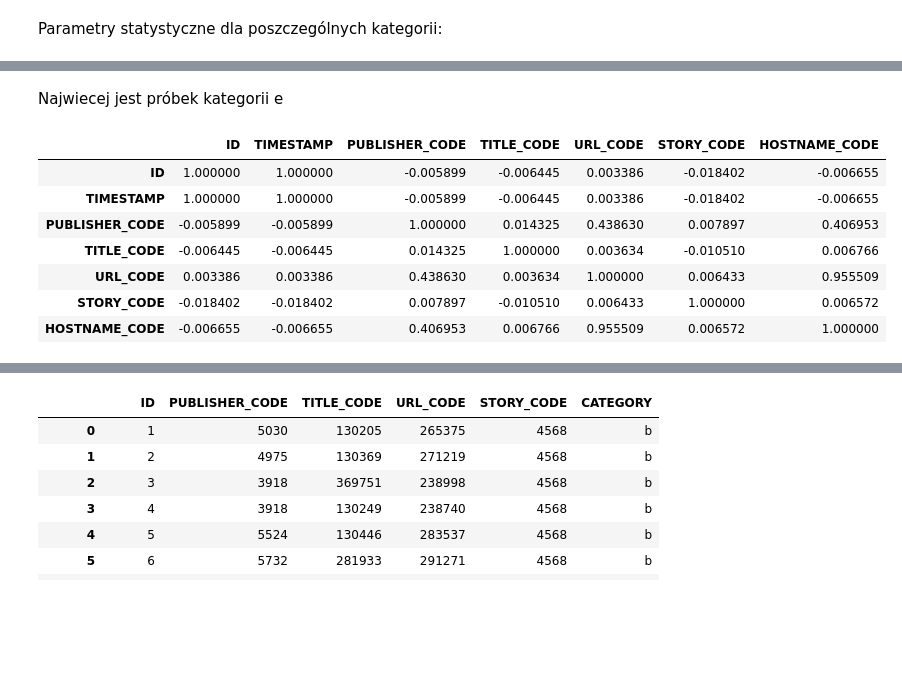
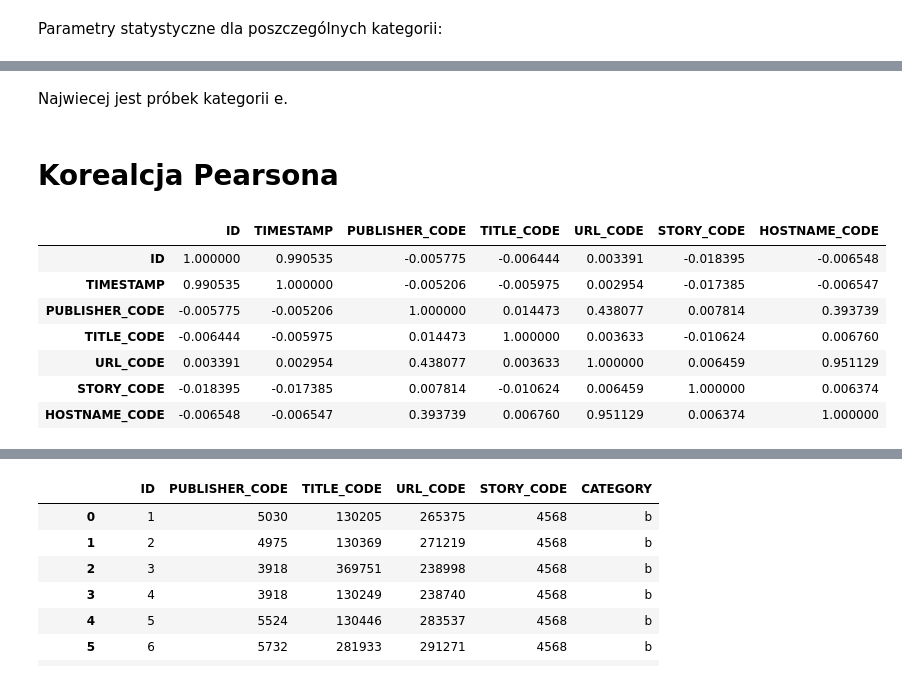
Before and after one commit to kiker7/Eksploracja-danych-projekt, a Jupyter notebook: Sprawozdanie.ipynb, the cells around one changed output, grey strips where cells are left out. Drawn from its saved outputs; the diff is of its cells as text; code cells hidden in the pictures; blank space fills up the shorter version.

```diff
--- a/Sprawozdanie.ipynb
+++ b/Sprawozdanie.ipynb
@@ -181,17 +152,19 @@ news.describe(include='all')
 | 75% | 317273.500000 | NaN | NaN | NaN | NaN | NaN | NaN | NaN |
 | max | 422937.000000 | NaN | NaN | NaN | NaN | NaN | NaN | NaN |
 # %% [markdown]
-Najwiecej jest próbek kategorii e
+Najwiecej jest próbek kategorii e.
+# %% [markdown]
+# Korealcja Pearsona
 # %%
-pearson_matrix = news.corr("spearman")
+pearson_matrix = news.corr("pearson")
 pearson_matrix
 # %% [output]
 |  | ID | TIMESTAMP | PUBLISHER_CODE | TITLE_CODE | URL_CODE | STORY_CODE | HOSTNAME_CODE |
-| ID | 1.000000 | 1.000000 | -0.005899 | -0.006445 | 0.003386 | -0.018402 | -0.006655 |
-| TIMESTAMP | 1.000000 | 1.000000 | -0.005899 | -0.006445 | 0.003386 | -0.018402 | -0.006655 |
-| PUBLISHER_CODE | -0.005899 | -0.005899 | 1.000000 | 0.014325 | 0.438630 | 0.007897 | 0.406953 |
-| TITLE_CODE | -0.006445 | -0.006445 | 0.014325 | 1.000000 | 0.003634 | -0.010510 | 0.006766 |
-| URL_CODE | 0.003386 | 0.003386 | 0.438630 | 0.003634 | 1.000000 | 0.006433 | 0.955509 |
-| STORY_CODE | -0.018402 | -0.018402 | 0.007897 | -0.010510 | 0.006433 | 1.000000 | 0.006572 |
-| HOSTNAME_CODE | -0.006655 | -0.006655 | 0.406953 | 0.006766 | 0.955509 | 0.006572 | 1.000000 |
+| ID | 1.000000 | 0.990535 | -0.005775 | -0.006444 | 0.003391 | -0.018395 | -0.006548 |
+| TIMESTAMP | 0.990535 | 1.000000 | -0.005206 | -0.005975 | 0.002954 | -0.017385 | -0.006547 |
+| PUBLISHER_CODE | -0.005775 | -0.005206 | 1.000000 | 0.014473 | 0.438077 | 0.007814 | 0.393739 |
+| TITLE_CODE | -0.006444 | -0.005975 | 0.014473 | 1.000000 | 0.003633 | -0.010624 | 0.006760 |
+| URL_CODE | 0.003391 | 0.002954 | 0.438077 | 0.003633 | 1.000000 | 0.006459 | 0.951129 |
+| STORY_CODE | -0.018395 | -0.017385 | 0.007814 | -0.010624 | 0.006459 | 1.000000 | 0.006374 |
+| HOSTNAME_CODE | -0.006548 | -0.006547 | 0.393739 | 0.006760 | 0.951129 | 0.006374 | 1.000000 |
 # %% [markdown]
```
Also changed, not shown: parts of 20 cells of this notebook.
